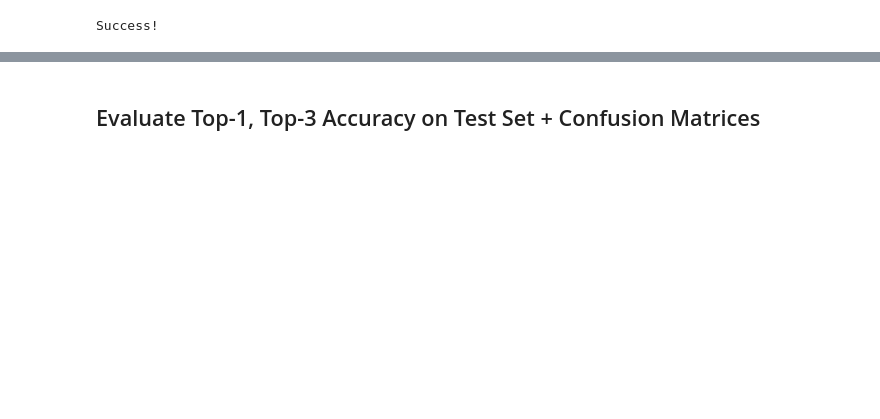
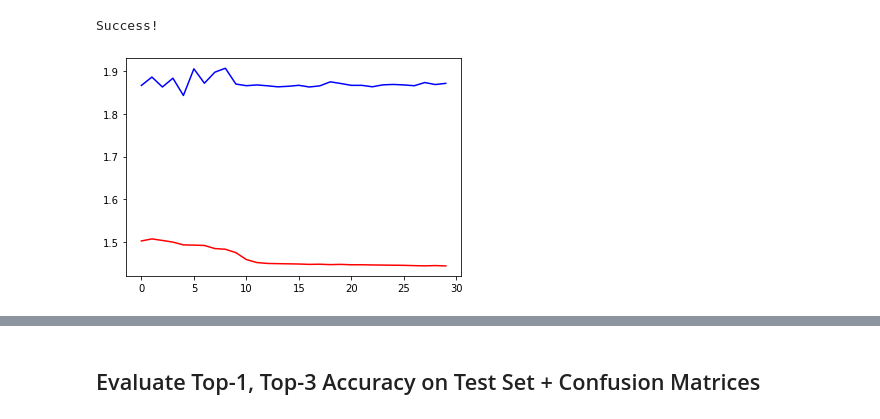
Before and after one commit to vrishk/cs230, a Jupyter notebook: baseline/triplenet_baseline_pytorch.ipynb, the cells around one changed output, grey strips where cells are left out. Cells and saved outputs as stored; diff of their text form; code cells hidden in the pictures; blank space fills up the shorter version.

```diff
--- a/baseline/triplenet_baseline_pytorch.ipynb
+++ b/baseline/triplenet_baseline_pytorch.ipynb
@@ -235,7 +296,6 @@ criterion = torch.nn.CrossEntropyLoss()
 # %% [markdown]
 ## Resume Training with Loaded Model
 # %%
-%%capture output
 %%time
 num_epochs = 20
-LOSS, ACC, LOSS_V, ACC_V = train_model(gpu(model), optimizer, epochs=num_epochs)
+LOSS_, ACC_, LOSS_V_, ACC_V_ = train_model(gpu(model), optimizer, epochs=num_epochs)
@@ -245,3 +330,16 @@ torch.save(model, PATH)
 print("Success!")
 # %% [output]
 Success!
+# %%
+LOSS += LOSS_
+LOSS_V += LOSS_V_
+
+ACC += ACC_
+ACC_V += ACC_V_
+
+ACC = [i.cpu() for i in ACC]
+ACC_V = [i.cpu() for i in ACC_V]
+# %%
+plot(LOSS, LOSS_V)
+# %% [output]
+[figure, added]
```
Also changed, not shown: parts of 18 cells of this notebook, 1 other file.
